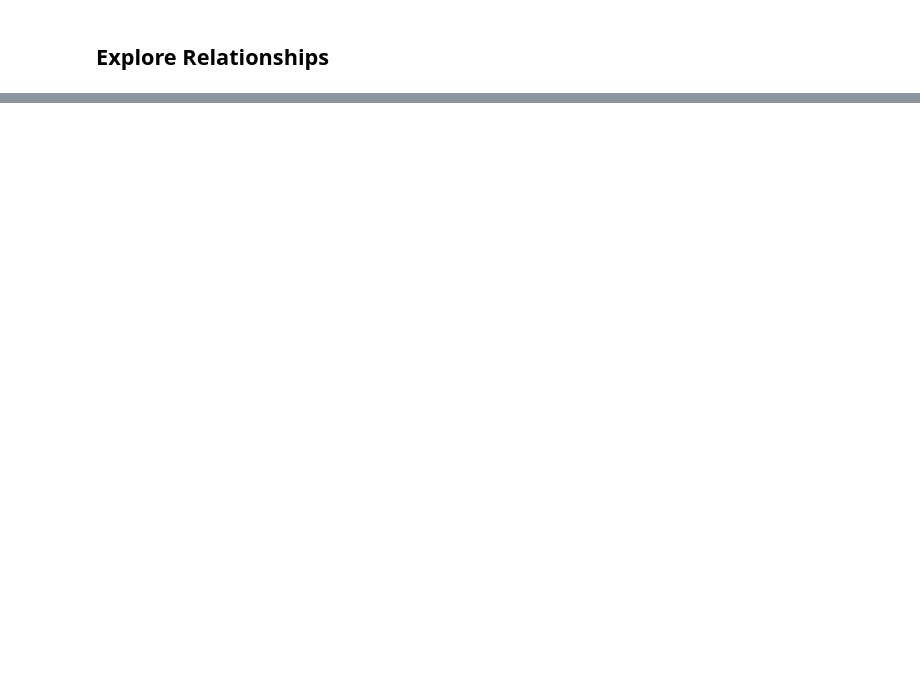
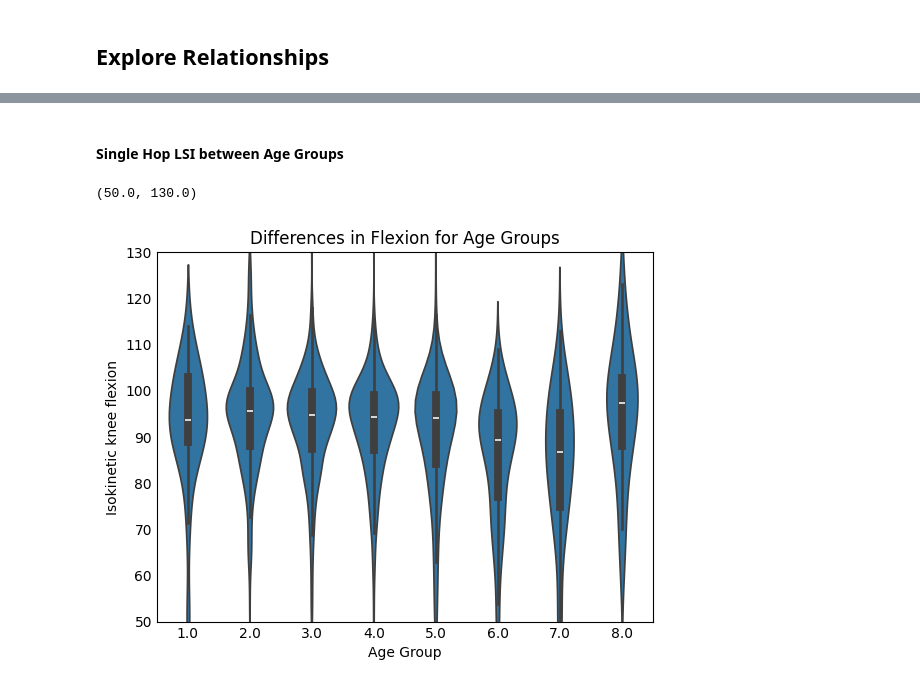
Before and after one commit to mayooueidat-uva/ACLR-group-project, a Jupyter notebook: EDA/Group_EDA_addchangeshere.ipynb, the cells around one changed output, grey strips where cells are left out. Saved outputs shown, nothing was run; the diff lists cells and outputs as text; code cells hidden in the pictures; blank space fills up the shorter version.

```diff
--- a/EDA/Group_EDA_addchangeshere.ipynb
+++ b/EDA/Group_EDA_addchangeshere.ipynb
@@ -220,0 +404,16 @@ To look into this idea some more, in the above table, we can see that there are
+# %% [markdown]
+#### Single Hop LSI between Age Groups
+# %%
+sns.violinplot(data=data, y='sh_lsi', x='age_group')
+plt.title('Differences in Flexion for Age Groups')
+plt.xlabel('Age Group')
+plt.ylabel('Isokinetic knee flexion')
+plt.tick_params(axis='y', which='both',length=0)
+plt.tick_params(axis='x', which='both',length=0)
+plt.ylim(50, 130)
+
+# It is important to note that the study has age groups, from younger to older
+# As the ages increase, the single hop LSI decreases and then increases again
+# %% [output]
+(50.0, 130.0)
+[figure, added]
```
Also changed, not shown: parts of 16 cells of this notebook.
